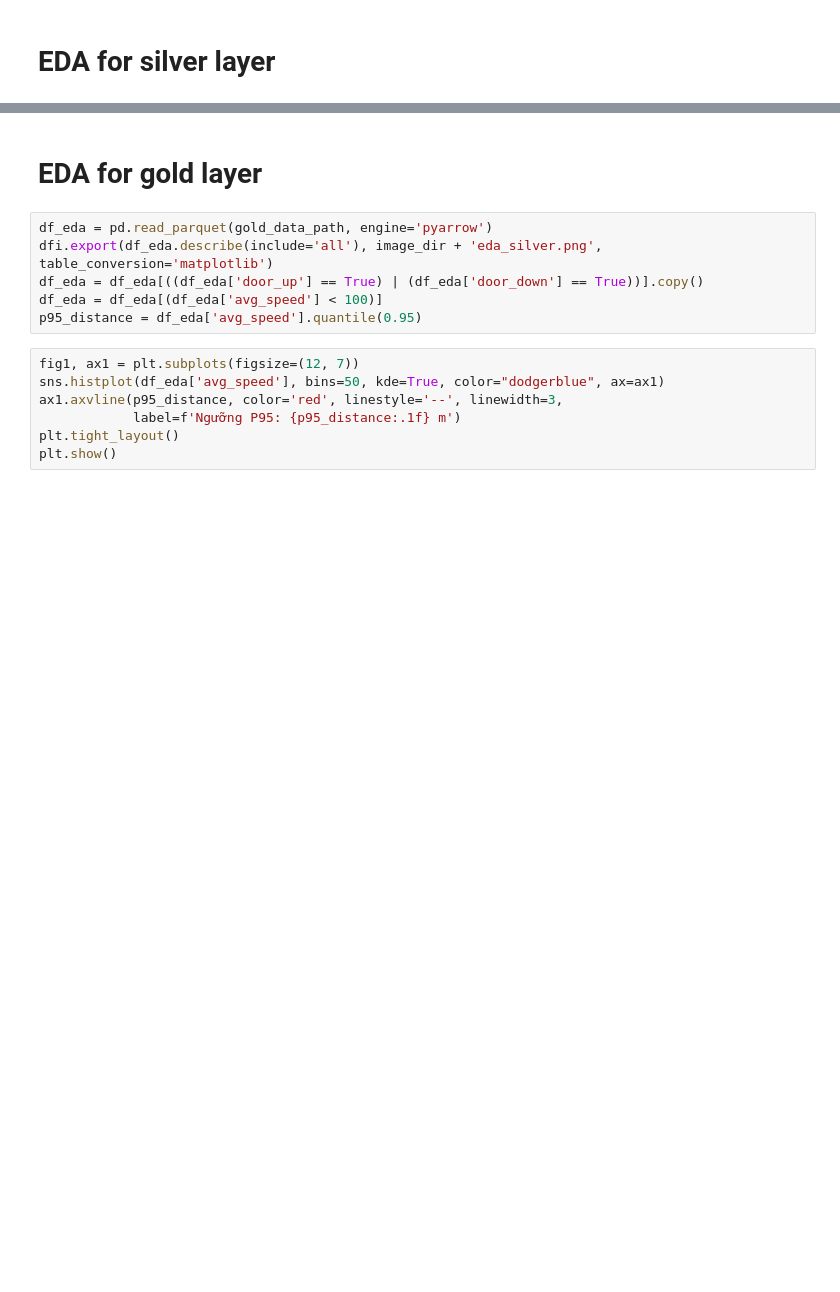
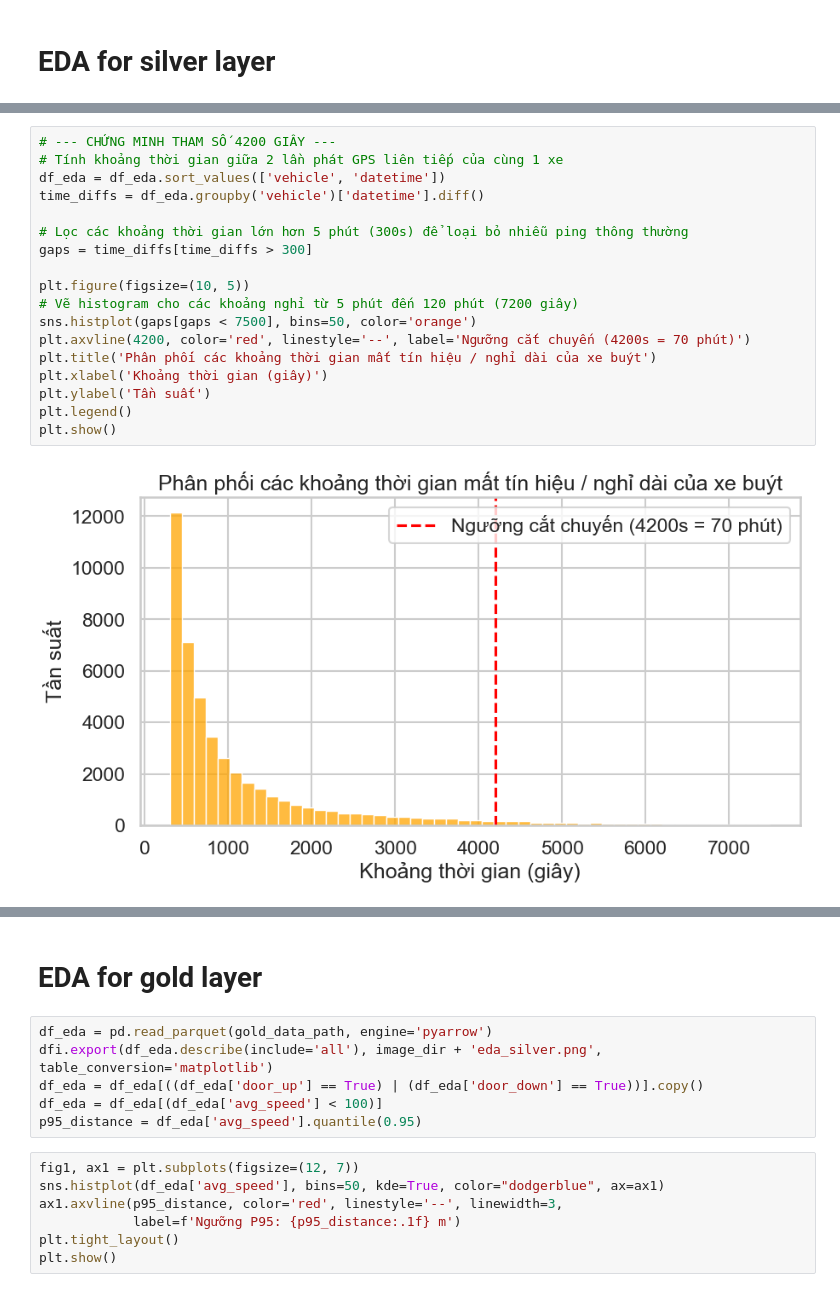
Before and after one commit to ZanissNguyen/Bus-Status-Analysis-Prediction, a Jupyter notebook: notebook/EDA.ipynb, the cells around one changed output, grey strips where cells are left out. Saved outputs shown, nothing was run; the diff lists cells and outputs as text; blank space fills up the shorter version.

```diff
--- a/notebook/EDA.ipynb
+++ b/notebook/EDA.ipynb
@@ -50,0 +99,20 @@ plt.show()
+# %%
+# --- CHỨNG MINH THAM SỐ 4200 GIÂY ---
+# Tính khoảng thời gian giữa 2 lần phát GPS liên tiếp của cùng 1 xe
+df_eda = df_eda.sort_values(['vehicle', 'datetime'])
+time_diffs = df_eda.groupby('vehicle')['datetime'].diff()
+
+# Lọc các khoảng thời gian lớn hơn 5 phút (300s) để loại bỏ nhiễu ping thông thường
+gaps = time_diffs[time_diffs > 300]
+
+plt.figure(figsize=(10, 5))
+# Vẽ histogram cho các khoảng nghỉ từ 5 phút đến 120 phút (7200 giây)
+sns.histplot(gaps[gaps < 7500], bins=50, color='orange')
+plt.axvline(4200, color='red', linestyle='--', label='Ngưỡng cắt chuyến (4200s = 70 phút)')
+plt.title('Phân phối các khoảng thời gian mất tín hiệu / nghỉ dài của xe buýt')
+plt.xlabel('Khoảng thời gian (giây)')
+plt.ylabel('Tần suất')
+plt.legend()
+plt.show()
+# %% [output]
+[figure, added]
```
Also changed, not shown: parts of 12 cells of this notebook, 32 other files.
